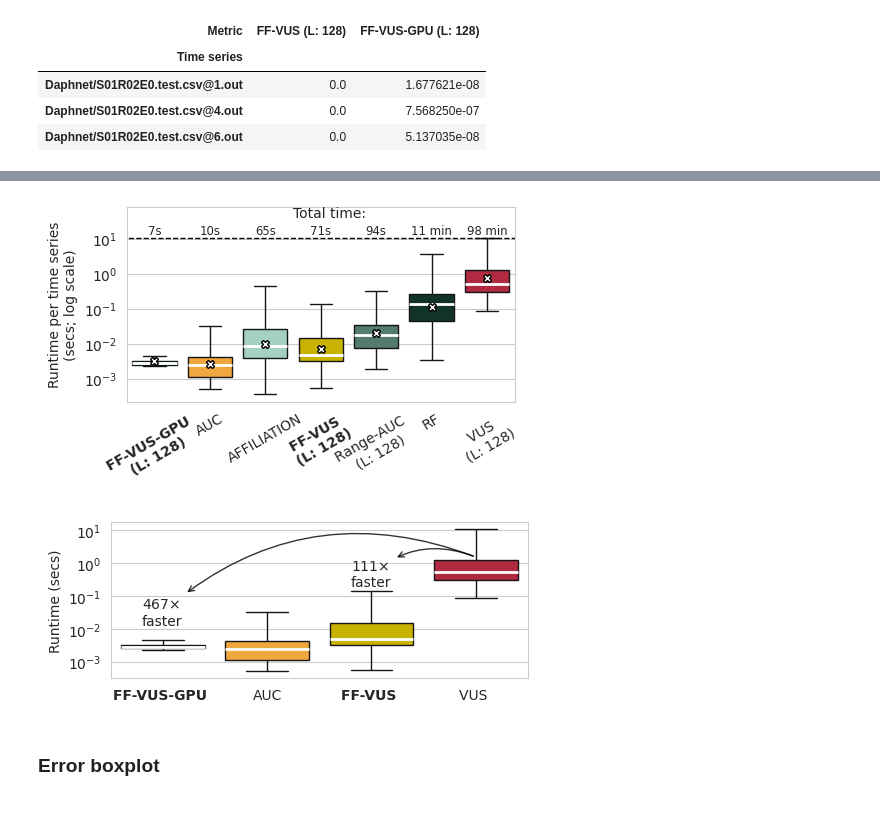
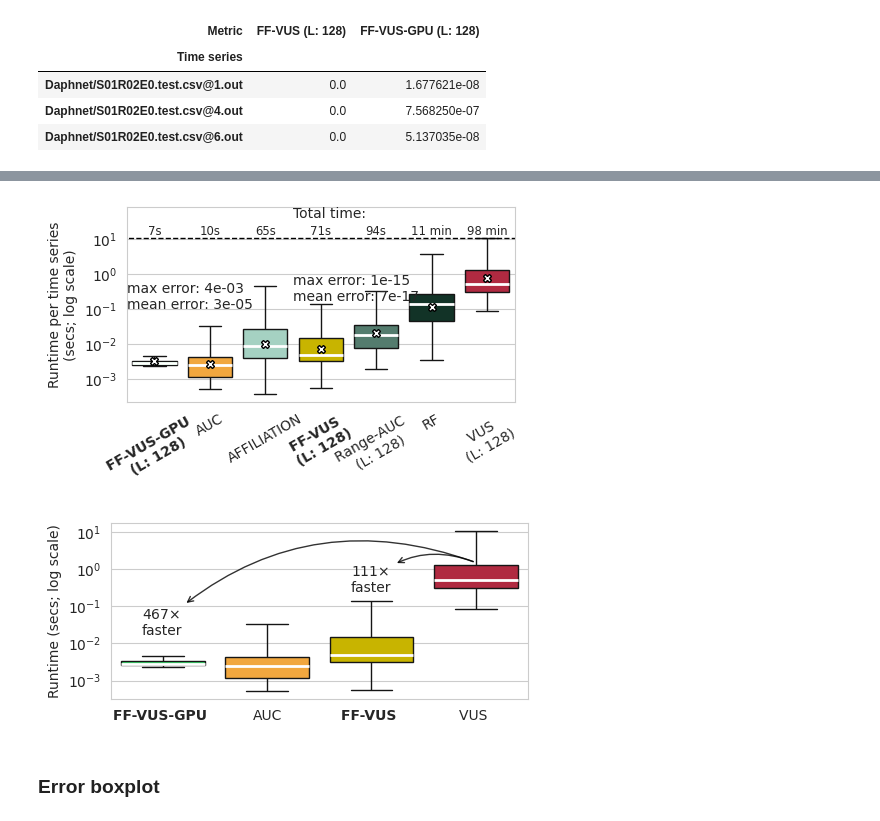
Before and after one commit to sylligardos/autovus, a Jupyter notebook: src/notebooks/experimental_results.ipynb, the cells around one changed output, grey strips where cells are left out. Drawn from its saved outputs; the diff is of its cells as text; code cells hidden in the pictures.

```diff
--- a/src/notebooks/experimental_results.ipynb
+++ b/src/notebooks/experimental_results.ipynb
@@ -174,15 +175,12 @@ axis.set_ylim(0, 80)
 axis.text(2.5, 40, 'Total time:')
 
 for i, metric in enumerate(order):
-    # if 'FF-' in metric:
-    #     axis.annotate(
-    #         # f'{speed_up_dict[metric]:.0f}x faster\nmax error\n{dif_df[metric].max():.0e}',
-    #         f'max error\n   {dif_df[metric].max():.0e}\nmean error\n   {dif_df[metric].mean():.0e}',
-    #         xy=(i, 10),
-    #         xytext=((i - .5, 0.1 + i*0.025)),
-    #         # bbox=dict(boxstyle='square', facecolor='white', alpha=0.8),
-    #         # arrowprops=dict(arrowstyle="->", color='k', alpha=0.5, linestyle='--')
-    #     )
+    if 'FF-' in metric:
+        axis.annotate(
+            f'max error\n   {dif_df[metric].max():.0e}\nmean error\n   {dif_df[metric].mean():.0e}',
+            xy=(i, 10),
+            xytext=((i - .5, 0.1 + i*0.025)),
+        )
     total = df.loc[df['Metric'] == metric, 'Metric time'].sum()
     if total > 100:
         label = f'{total/60:.0f} min'
@@ -218,14 +216,14 @@ axis.set_xticklabels([label.get_text() for label in xticklabels])
 
 finalize_plot(save_fig_path, 'exec_time_comparison_tsb')
 # %% [output]
-[figure, old version]
+[figure, new version]
 # %%
 # What is the execution time difference
 curr_df  = df[df['Metric'].isin(['AUC', 'FF-VUS-GPU (L: 128)', 'FF-VUS (L: 128)', 'VUS (L: 128)'])]
 median_times = curr_df.groupby('Metric')['Metric time'].mean()
 order = median_times.sort_values().index.to_list()
 
-plt.figure(figsize=(5.1, 2.1))
+plt.figure(figsize=(5.1, 2.3))
 
 axis = sns.boxplot(
     y='Metric time',
@@ -241,36 +239,36 @@ axis = sns.boxplot(
     order=order,
     saturation=1,
 )
-axis.set_ylabel('Runtime (secs)')
+axis.set_ylabel('Runtime (secs; log scale)')
 axis.set_xlabel('')
 axis.tick_params(axis='x', rotation=0)
 axis.grid(visible=False, axis='x')
 
 for i, metric in enumerate(order):
     if 'FF-' in metric:
         axis.annotate(
             f'{speed_up_dict[metric]:.0f}$\\times$\nfaster',
             xy=(3, 1.5),
             xytext=(i-0.2, 0.09 + i*0.6),
             arrowprops=dict(arrowstyle="<-", connectionstyle="arc3,rad=-.3", color='k', alpha=0.8),
             # ha='center',
             va='top'
         )
 
 # Highlight the 2nd and 3rd xtick_label in bold
 xticklabels = axis.get_xticklabels()
 for idx in range(len(axis.get_xticklabels())):
     if 'FF-' in xticklabels[idx].get_text():
         xticklabels[idx].set_fontweight('bold')
     if '(L:' in xticklabels[idx].get_text():
         new_text = xticklabels[idx].get_text().replace('(L: 128)', '')
         xticklabels[idx].set_text(new_text)
 axis.set_xticks(axis.get_xticks())
 axis.set_xticklabels([label.get_text() for label in xticklabels])
 
 finalize_plot(save_fig_path, 'exec_time_comparison_tsb_small')
 # %% [output]
-[figure, old version]
+[figure, new version]
 # %% [markdown]
 ### Error boxplot
 # %%
```
Also changed, not shown: parts of 26 cells of this notebook, 4 other files.
